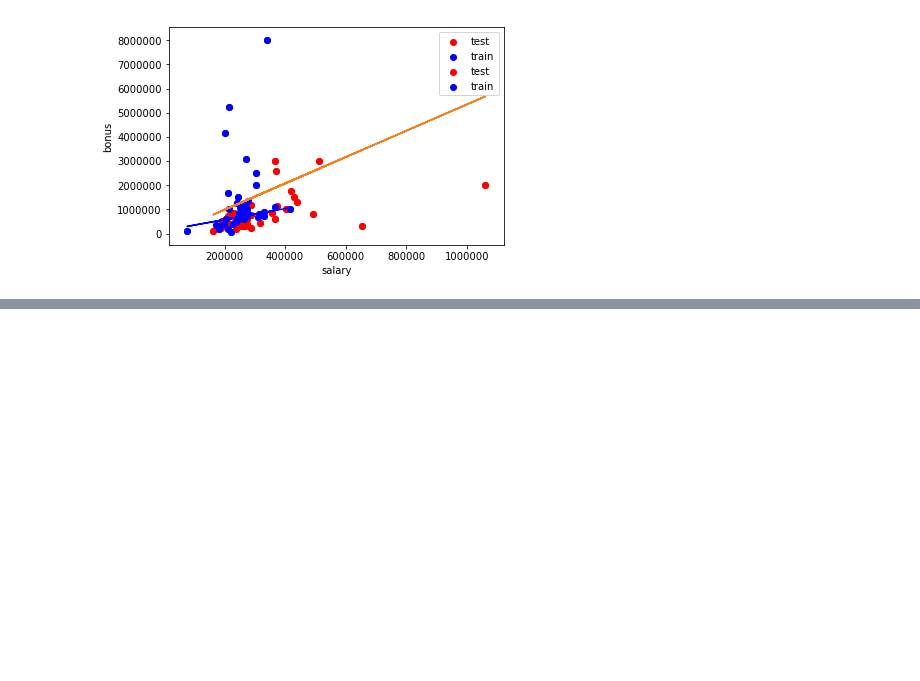
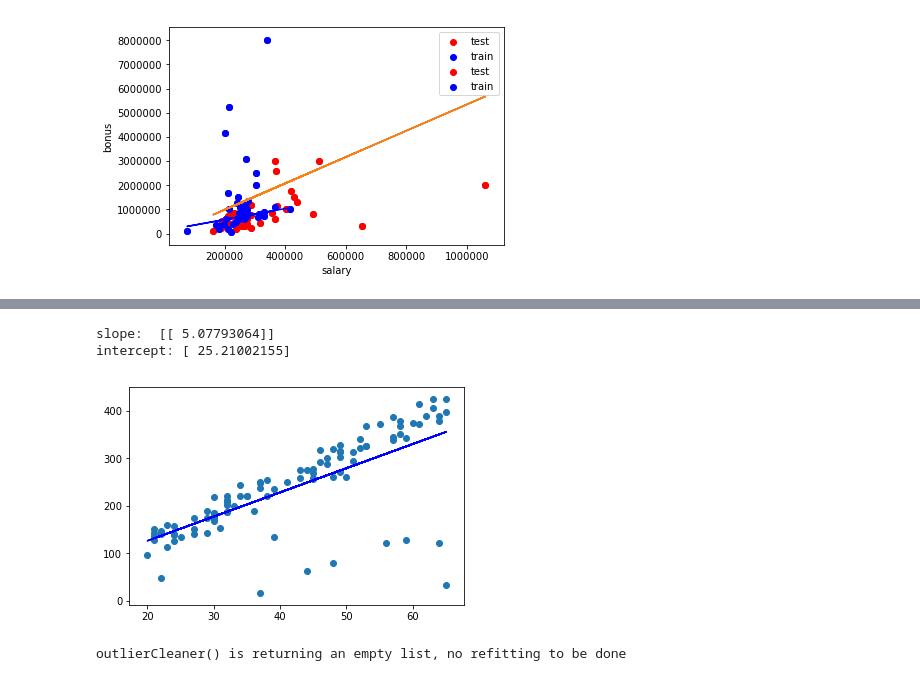
Before and after one commit to mukerong/Data-Analytics-Nanodegree, a Jupyter notebook: Machine-Learning/Mini-Project.ipynb, the cells around one changed output, grey strips where cells are left out. Drawn from its saved outputs; the diff is of its cells as text; code cells hidden in the pictures; blank space fills up the shorter version.

Commit message:
feat: Run Outlier file

```diff
--- a/Machine-Learning/Mini-Project.ipynb
+++ b/Machine-Learning/Mini-Project.ipynb
@@ -1110,0 +1113,80 @@ Without Outliers
+# %%
+# %load outlier_removal_regression.py
+#!/usr/bin/python
+
+import random
+import numpy
+import matplotlib.pyplot as plt
+import pickle
+
+from outlier_cleaner import outlierCleaner
+
+
+### load up some practice data with outliers in it
+ages = pickle.load( open("practice_outliers_ages.pkl", "r") )
+net_worths = pickle.load( open("practice_outliers_net_worths.pkl", "r") )
+
+
+
+### ages and net_worths need to be reshaped into 2D numpy arrays
+### second argument of reshape command is a tuple of integers: (n_rows, n_columns)
+### by convention, n_rows is the number of data points
+### and n_columns is the number of features
+ages       = numpy.reshape( numpy.array(ages), (len(ages), 1))
+net_worths = numpy.reshape( numpy.array(net_worths), (len(net_worths), 1))
+from sklearn.cross_validation import train_test_split
+ages_train, ages_test, net_worths_train, net_worths_test = train_test_split(ages, net_worths, test_size=0.1, random_state=42)
+
+### fill in a regression here!  Name the regression object reg so that
+### the plotting code below works, and you can see what your regression looks like
+from sklearn.linear_model import LinearRegression
+
+reg = LinearRegression()
+reg.fit(ages_train, net_worths_train)
+print "slope: ", reg.coef_
+print "intercept:", reg.intercept_
+
+try:
+    plt.plot(ages, reg.predict(ages), color="blue")
+except NameError:
+    pass
+plt.scatter(ages, net_worths)
+plt.show()
+
+
+### identify and remove the most outlier-y points
+cleaned_data = []
+try:
+    predictions = reg.predict(ages_train)
+    cleaned_data = outlierCleaner( predictions, ages_train, net_worths_train )
+except NameError:
+    print "your regression object doesn't exist, or isn't name reg"
+    print "can't make predictions to use in identifying outliers"
+
+### only run this code if cleaned_data is returning data
+if len(cleaned_data) > 0:
+    ages, net_worths, errors = zip(*cleaned_data)
+    ages       = numpy.reshape( numpy.array(ages), (len(ages), 1))
+    net_worths = numpy.reshape( numpy.array(net_worths), (len(net_worths), 1))
+
+    ### refit your cleaned data!
+    try:
+        reg.fit(ages, net_worths)
+        plt.plot(ages, reg.predict(ages), color="blue")
+    except NameError:
+        print "you don't seem to have regression imported/created,"
+        print "   or else your regression object isn't named reg"
+        print "   either way, only draw the scatter plot of the cleaned data"
+    plt.scatter(ages, net_worths)
+    plt.xlabel("ages")
+    plt.ylabel("net worths")
+    plt.show()
+
+
+else:
+    print "outlierCleaner() is returning an empty list, no refitting to be done"
+# %% [output]
+slope:  [[ 5.07793064]]
+intercept: [ 25.21002155]
+[figure, added]
+outlierCleaner() is returning an empty list, no refitting to be done
```
Also changed, not shown: parts of 2 cells of this notebook.
